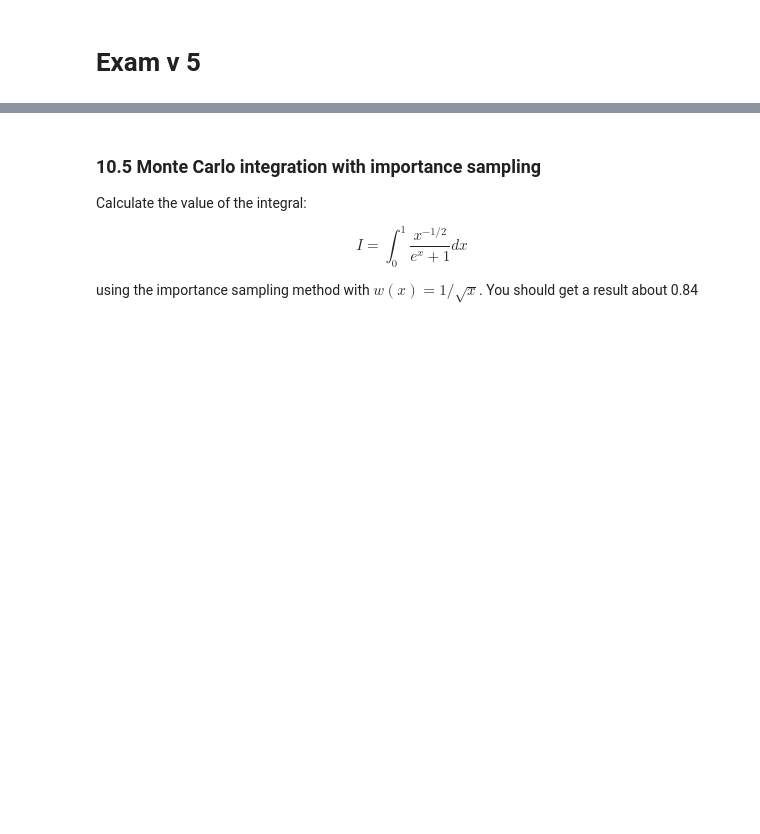
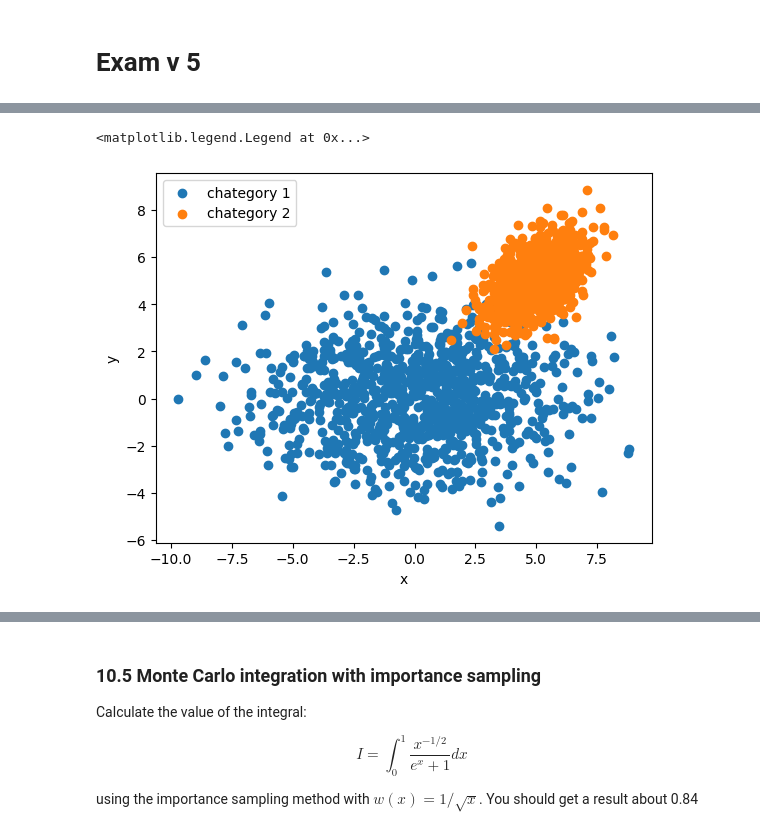
Before and after one commit to miriamzara/LaboratoryOfComputationalPhysics_Y7, a Jupyter notebook: exam_v5.ipynb, the cells around one changed output, grey strips where cells are left out. Drawn from its saved outputs; the diff is of its cells as text; code cells hidden in the pictures; blank space fills up the shorter version.

```diff
--- a/exam_v5.ipynb
+++ b/exam_v5.ipynb
@@ -32 +130,23 @@ You can try to make the procedure more general by allowing a given number $n\ge
+# %%
+import numpy as np
+import matplotlib.pyplot as plt
+from scipy.stats import multivariate_normal
+
+mean_1 =  np.array([0, 0])
+Sigma_1 = np.array([[9, 0],[0, 3]])
+
+mean_2 =  np.array([5, 5])
+Sigma_2 = np.array([[1, 0.5],[0.5, 1]])
+data_1 = multivariate_normal.rvs(mean=mean_1, cov=Sigma_1, size=1000, random_state=None)
+data_2 = multivariate_normal.rvs(mean=mean_2, cov=Sigma_2, size=1000, random_state=None)
+
+
+plt.scatter(x = data_1[:, 0], y = data_1[:, 1], label = "chategory 1")
+plt.scatter(x = data_2[:, 0], y = data_2[:, 1], label = "chategory 2")
+plt.xlabel("x")
+plt.ylabel("y")
+plt.legend()
+# %% [output]
+<matplotlib.legend.Legend at 0x...>
+[figure, added]
 # %% [markdown]
```
Also changed, not shown: parts of 10 cells of this notebook, 28 other files.
